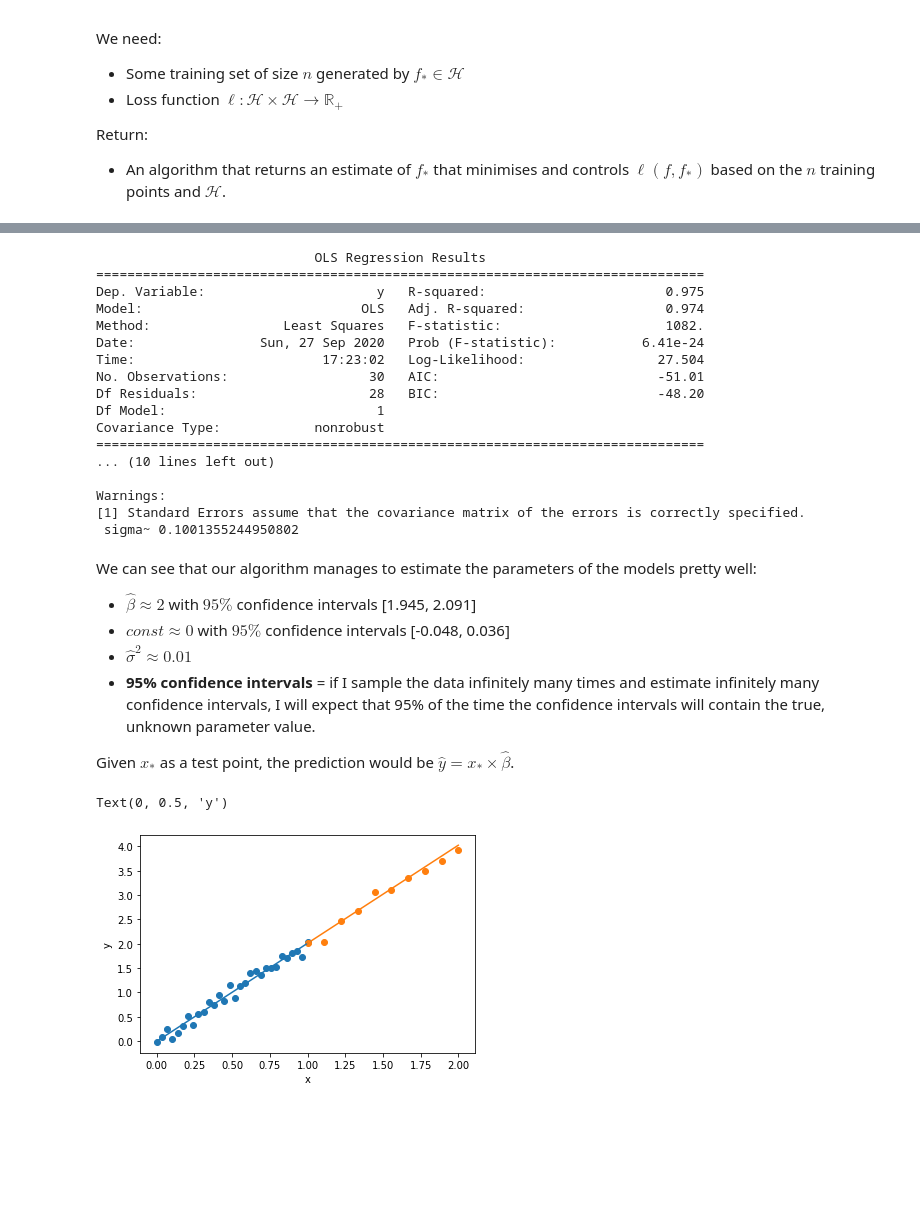
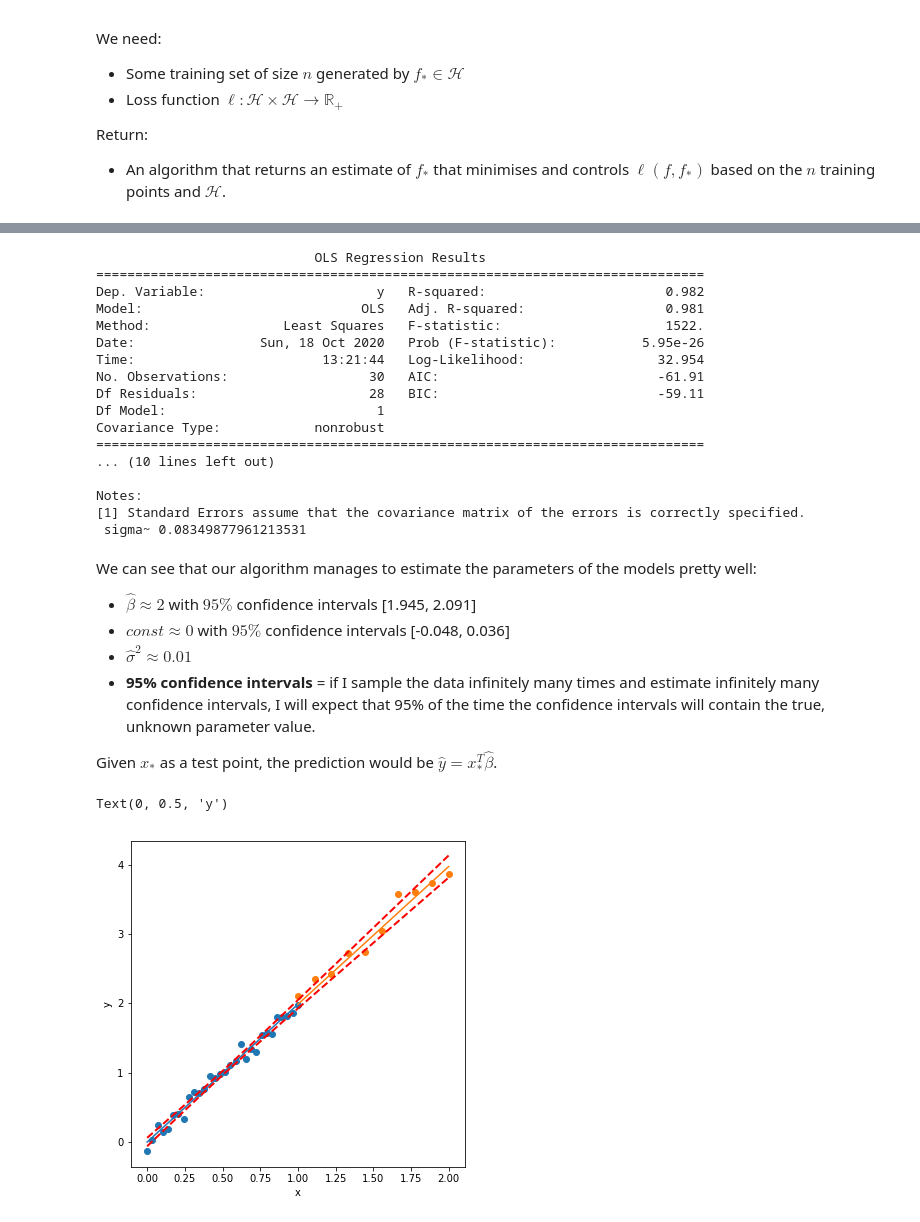
Before and after one commit to Imperial-College-Data-Science-Society/workshops, a Jupyter notebook: notebooks/workshop-3-Regression/Regression.ipynb, the cells around one changed output, grey strips where cells are left out. Cells and saved outputs as stored; diff of their text form; code cells hidden in the pictures; blank space fills up the shorter version.

Commit message:
add notes

```diff
--- a/notebooks/workshop-3-Regression/Regression.ipynb
+++ b/notebooks/workshop-3-Regression/Regression.ipynb
@@ -136,29 +155,28 @@ $\beta = (1,\beta_1,\ldots,\beta_{d-1})^T$ - the 1 represents the intercept.
 import statsmodels.api as sm
 
 # fit the model
-x = sm.tools.add_constant(x)
-m = sm.OLS(y, x)
+m = sm.OLS(y, sm.tools.add_constant(x))
 res = m.fit()
 
 print(res.summary(), "\n sigma~", np.sqrt(sum(res.resid**2) / (30 - 2)))
 # %% [output]
                             OLS Regression Results
 ==============================================================================
-Dep. Variable:                      y   R-squared:                       0.975
-Model:                            OLS   Adj. R-squared:                  0.974
-Method:                 Least Squares   F-statistic:                     1082.
-Date:                Sun, 27 Sep 2020   Prob (F-statistic):           6.41e-24
-Time:                        17:23:02   Log-Likelihood:                 27.504
-No. Observations:                  30   AIC:                            -51.01
-Df Residuals:                      28   BIC:                            -48.20
+Dep. Variable:                      y   R-squared:                       0.982
+Model:                            OLS   Adj. R-squared:                  0.981
+Method:                 Least Squares   F-statistic:                     1522.
+Date:                Sun, 18 Oct 2020   Prob (F-statistic):           5.95e-26
+Time:                        13:21:44   Log-Likelihood:                 32.954
+No. Observations:                  30   AIC:                            -61.91
+Df Residuals:                      28   BIC:                            -59.11
 Df Model:                           1
 Covariance Type:            nonrobust
 ==============================================================================
 ... (10 lines left out)
 
-Warnings:
+Notes:
 [1] Standard Errors assume that the covariance matrix of the errors is correctly specified.
- sigma~ 0.1001355244950802
+ sigma~ 0.08349877961213531
 # %% [markdown]
 We can see that our algorithm manages to estimate the parameters of the models pretty well:
 
@@ -167,21 +185,30 @@ We can see that our algorithm manages to estimate the parameters of the models p
 - $\hat{\sigma}^2  \approx 0.01$
 - **95% confidence intervals** = if I sample the data infinitely many times and estimate infinitely many confidence intervals, I will expect that 95% of the time the confidence intervals will contain the true, unknown parameter value.
 
-Given $x_*$ as a test point, the prediction would be $\hat{y} = x_*\times \hat{\beta}$.
+Given $x_*$ as a test point, the prediction would be $\hat{y} = x_*^T \hat{\beta}$.
 # %%
-# with new test points
+# Fit of the OLS estimator
 x_test = np.linspace(1, 2, 10)
 noise = 0.1*np.random.normal(size=10)
 y_test = 2*x_test + noise
-plt.scatter(x[:,1], y)
-plt.plot(x[:,1], res.predict(x))
+plt.figure(figsize=(6,6))
+plt.scatter(x, y)
+plt.plot(x, res.predict(sm.add_constant(x)))
+pred_int_train = res.get_prediction(sm.add_constant(x)).conf_int()
+plt.plot(x, pred_int_train[:,0], 'r--', lw=2)
+plt.plot(x, pred_int_train[:,1], 'r--', lw=2)
+
+# the prediction intervals. Note that htey can be larger
 plt.scatter(x_test, y_test)
 plt.plot(x_test, res.predict(sm.add_constant(x_test)))
+pred_int_test = res.get_prediction(sm.add_constant(x_test)).conf_int()
+plt.plot(x_test, pred_int_test[:,0], 'r--', lw=2)
+plt.plot(x_test, pred_int_test[:,1], 'r--', lw=2)
 plt.xlabel("x")
 plt.ylabel("y")
 # %% [output]
 Text(0, 0.5, 'y')
-[figure, old version]
+[figure, new version]
 # %% [markdown]
 ## Other regression methods
 
```
Also changed, not shown: parts of 17 cells of this notebook, 5 other files.
